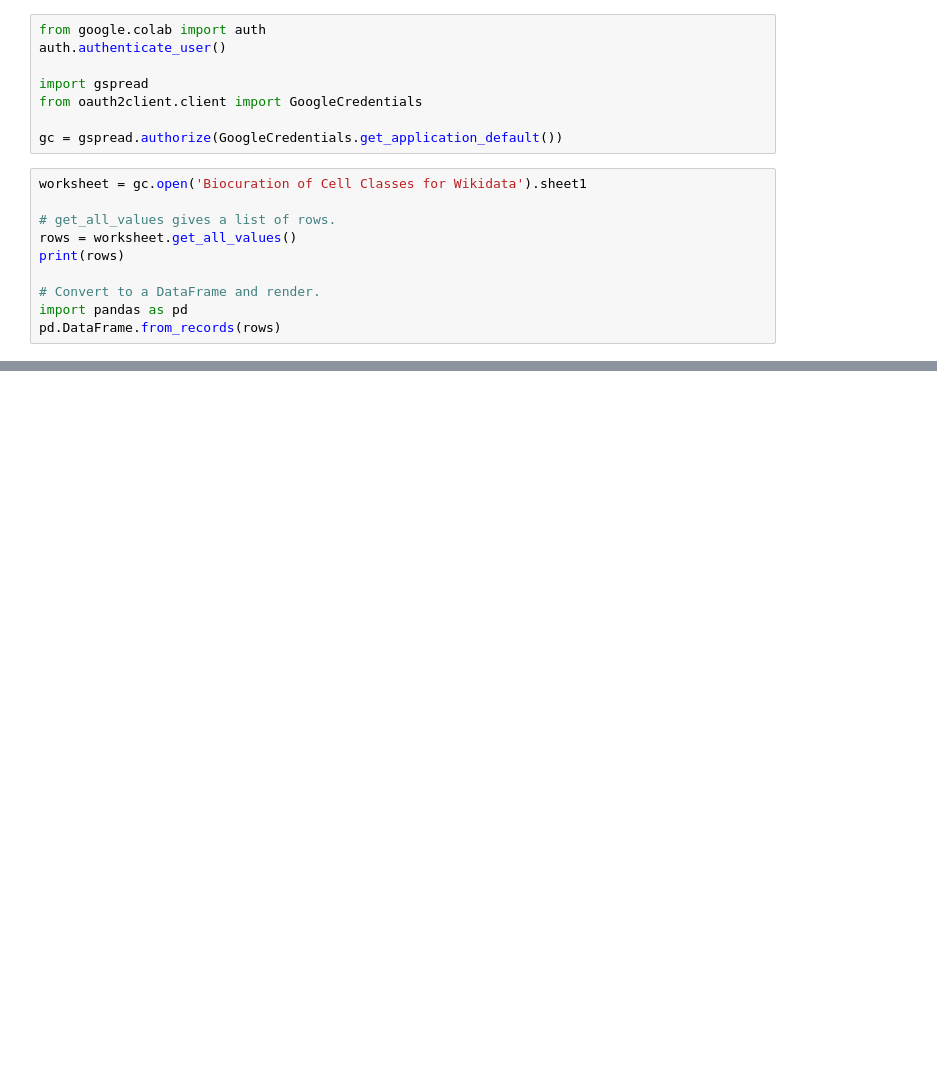
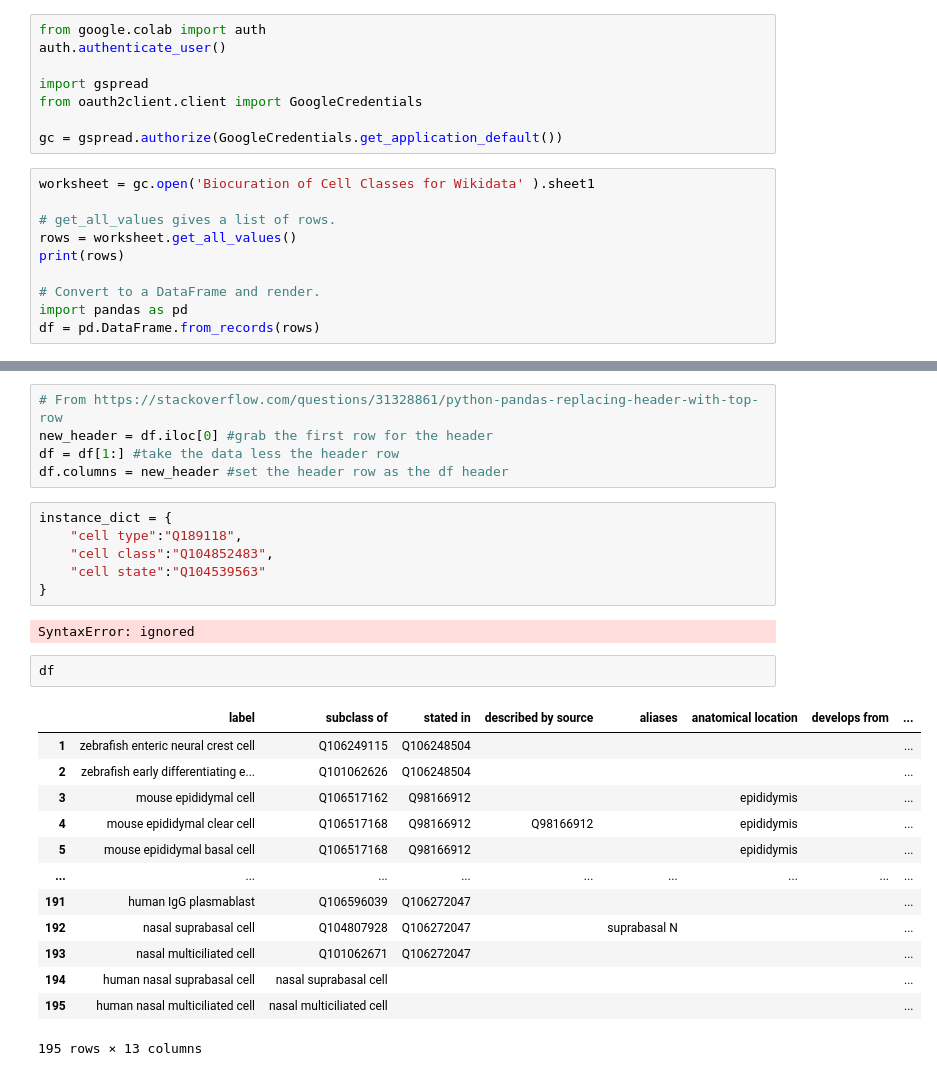
Before and after one commit to lubianat/wikidata_cell_curation, a Jupyter notebook: reconcile_cell_classes.ipynb, the cells around one changed output, grey strips where cells are left out. Cells and saved outputs as stored; diff of their text form; blank space fills up the shorter version.

```diff
--- a/reconcile_cell_classes.ipynb
+++ b/reconcile_cell_classes.ipynb
@@ -11,7 +11,7 @@ from oauth2client.client import GoogleCredentials
 
 gc = gspread.authorize(GoogleCredentials.get_application_default())
 # %%
-worksheet = gc.open('Biocuration of Cell Classes for Wikidata').sheet1
+worksheet = gc.open('Biocuration of Cell Classes for Wikidata' ).sheet1
 
 # get_all_values gives a list of rows.
 rows = worksheet.get_all_values()
@@ -19,5 +19,5 @@ print(rows)
 
 # Convert to a DataFrame and render.
 import pandas as pd
-pd.DataFrame.from_records(rows)
+df = pd.DataFrame.from_records(rows)
 # %% [output]
@@ -37,0 +25,29 @@ pd.DataFrame.from_records(rows)
+# %%
+# From https://stackoverflow.com/questions/31328861/python-pandas-replacing-header-with-top-row
+new_header = df.iloc[0] #grab the first row for the header
+df = df[1:] #take the data less the header row
+df.columns = new_header #set the header row as the df header
+# %%
+instance_dict = {
+    "cell type":"Q189118",
+    "cell class":"Q104852483",
+    "cell state":"Q104539563"
+}
+# %% [output]
+SyntaxError: ignored
+# %%
+df
+# %% [output]
+|  | label | subclass of | stated in | described by source | aliases | anatomical location | develops from | ... |
+| 1 | zebrafish enteric neural crest cell | Q106249115 | Q106248504 |  |  |  |  | ... |
+| 2 | zebrafish early differentiating e... | Q101062626 | Q106248504 |  |  |  |  | ... |
+| 3 | mouse epididymal cell | Q106517162 | Q98166912 |  |  | epididymis |  | ... |
+| 4 | mouse epididymal clear cell | Q106517168 | Q98166912 | Q98166912 |  | epididymis |  | ... |
+| 5 | mouse epididymal basal cell | Q106517168 | Q98166912 |  |  | epididymis |  | ... |
+| ... | ... | ... | ... | ... | ... | ... | ... | ... |
+| 191 | human IgG plasmablast | Q106596039 | Q106272047 |  |  |  |  | ... |
+| 192 | nasal suprabasal cell | Q104807928 | Q106272047 |  | suprabasal N |  |  | ... |
+| 193 | nasal multiciliated cell | Q101062671 | Q106272047 |  |  |  |  | ... |
+| 194 | human nasal suprabasal cell | nasal suprabasal cell |  |  |  |  |  | ... |
+| 195 | human nasal multiciliated cell | nasal multiciliated cell |  |  |  |  |  | ... |
+195 rows × 13 columns
```
Also changed, not shown: parts of 2 cells of this notebook.
